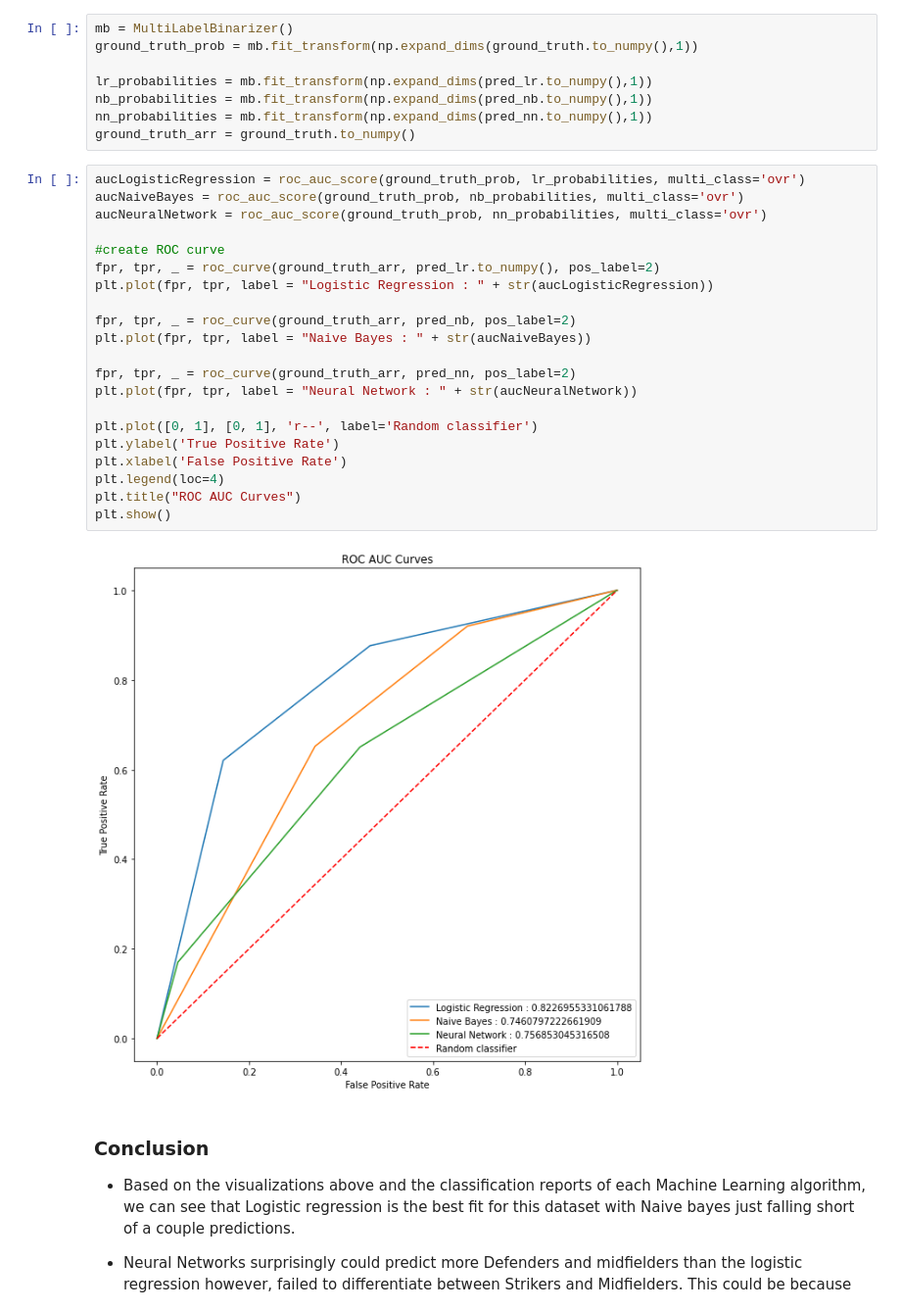
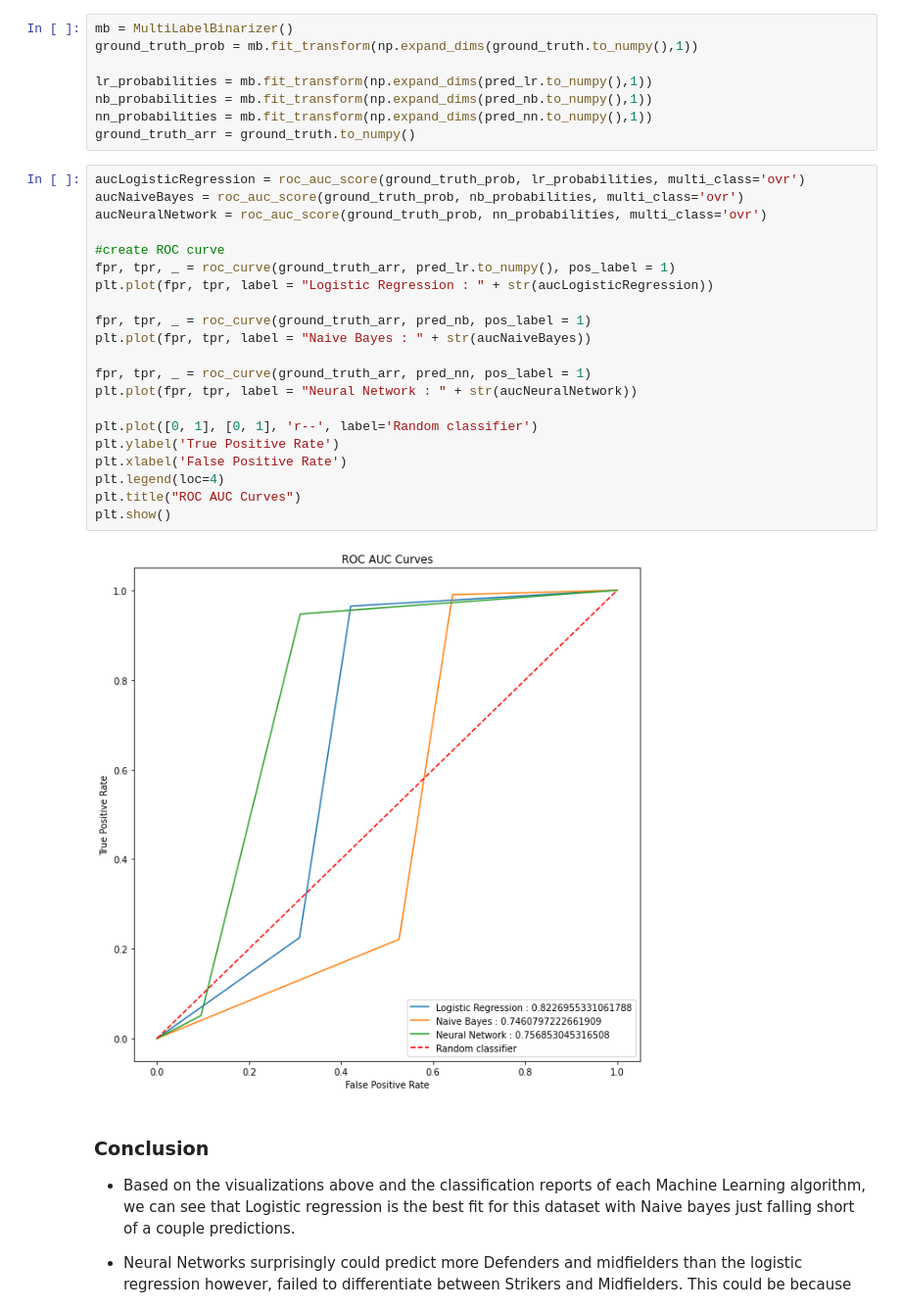
Before and after one commit to shubham11-07/Fifa_Player_Prediction, a Jupyter notebook: fifa_player_prediction.ipynb, the cells around one changed output. Shown: that part at 98% size. Drawn from its saved outputs; the diff is of its cells as text.

Commit message:
Label Error Fixed

```diff
--- a/fifa_player_prediction.ipynb
+++ b/fifa_player_prediction.ipynb
@@ -358,26 +362,26 @@ ground_truth_arr = ground_truth.to_numpy()
 # %%
 aucLogisticRegression = roc_auc_score(ground_truth_prob, lr_probabilities, multi_class='ovr')
 aucNaiveBayes = roc_auc_score(ground_truth_prob, nb_probabilities, multi_class='ovr')
 aucNeuralNetwork = roc_auc_score(ground_truth_prob, nn_probabilities, multi_class='ovr')
 
 #create ROC curve
-fpr, tpr, _ = roc_curve(ground_truth_arr, pred_lr.to_numpy(), pos_label=2)
+fpr, tpr, _ = roc_curve(ground_truth_arr, pred_lr.to_numpy(), pos_label = 1)
 plt.plot(fpr, tpr, label = "Logistic Regression : " + str(aucLogisticRegression))
 
-fpr, tpr, _ = roc_curve(ground_truth_arr, pred_nb, pos_label=2)
+fpr, tpr, _ = roc_curve(ground_truth_arr, pred_nb, pos_label = 1)
 plt.plot(fpr, tpr, label = "Naive Bayes : " + str(aucNaiveBayes))
 
-fpr, tpr, _ = roc_curve(ground_truth_arr, pred_nn, pos_label=2)
+fpr, tpr, _ = roc_curve(ground_truth_arr, pred_nn, pos_label = 1)
 plt.plot(fpr, tpr, label = "Neural Network : " + str(aucNeuralNetwork))
 
 plt.plot([0, 1], [0, 1], 'r--', label='Random classifier')
 plt.ylabel('True Positive Rate')
 plt.xlabel('False Positive Rate')
 plt.legend(loc=4)
 plt.title("ROC AUC Curves")
 plt.show()
 # %% [output]
-[figure, old version]
+[figure, new version]
 # %% [markdown]
 ### Conclusion
 * Based on the visualizations above and the classification reports of each Machine Learning algorithm, we can see that Logistic regression is the best fit for this dataset with Naive bayes just falling short of a couple predictions.
```
Also changed, not shown: parts of 8 cells of this notebook, 6 other files.
